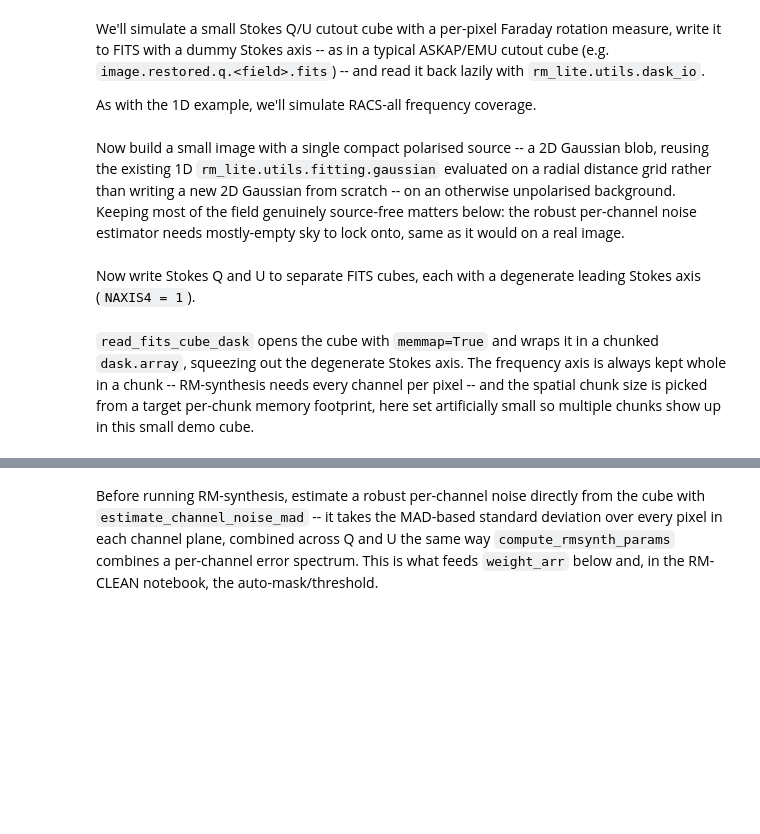
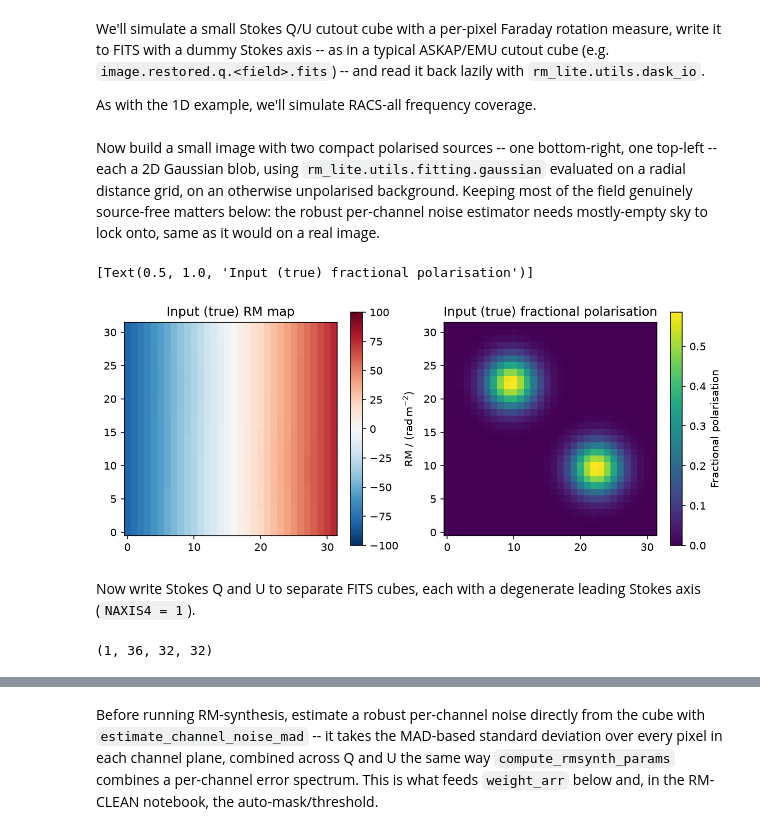
Before and after one commit to AlecThomson/rm-lite, a Jupyter notebook: docs/examples/rmsynth_3d.ipynb, the cells around one changed output, grey strips where cells are left out. Saved outputs shown, nothing was run; the diff lists cells and outputs as text; code cells hidden in the pictures; blank space fills up the shorter version.

```diff
--- a/docs/examples/rmsynth_3d.ipynb
+++ b/docs/examples/rmsynth_3d.ipynb
@@ -26,7 +26,7 @@ bw_low = 288
 freqs = np.linspace(943.5 - bw_low / 2, 943.5 + bw_low / 2, 36) * u.MHz
 freq_hz = freqs.to(u.Hz).value
 # %% [markdown]
-Now build a small image with a single compact polarised source -- a 2D Gaussian blob, reusing the existing 1D `rm_lite.utils.fitting.gaussian` evaluated on a radial distance grid rather than writing a new 2D Gaussian from scratch -- on an otherwise unpolarised background. Keeping most of the field genuinely source-free matters below: the robust per-channel noise estimator needs mostly-empty sky to lock onto, same as it would on a real image.
+Now build a small image with two compact polarised sources -- one bottom-right, one top-left -- each a 2D Gaussian blob, using `rm_lite.utils.fitting.gaussian` evaluated on a radial distance grid, on an otherwise unpolarised background. Keeping most of the field genuinely source-free matters below: the robust per-channel noise estimator needs mostly-empty sky to lock onto, same as it would on a real image.
 # %%
 from rm_lite.utils.fitting import gaussian
 from rm_lite.utils.synthesis import faraday_simple_spectrum
@@ -34,12 +34,18 @@ from rm_lite.utils.synthesis import faraday_simple_spectrum
 ny, nx = 32, 32
 y_grid, x_grid = np.mgrid[0:ny, 0:nx]
 blob_y, blob_x = ny * 0.3, nx * 0.7
-rm_map = 80.0 * (x_grid / nx - 0.5) * 2 + 40.0 * np.exp(
-    -((x_grid - blob_x) ** 2 + (y_grid - blob_y) ** 2) / (2 * 4.0**2)
+blob2_y, blob2_x = ny * 0.7, nx * 0.3
+rm_map = (
+    80.0 * (x_grid / nx - 0.5) * 2
+    + np.exp(-((x_grid - blob_x) ** 2 + (y_grid - blob_y) ** 2) / (2 * 4.0**2))
+    - np.exp(-((x_grid - blob2_x) ** 2 + (y_grid - blob2_y) ** 2) / (2 * 4.0**2))
 )
 
 radius_grid = np.hypot(x_grid - blob_x, y_grid - blob_y)
-frac_pol_map = gaussian(radius_grid, amplitude=0.6, mean=0.0, fwhm=6.0)
+radius2_grid = np.hypot(x_grid - blob2_x, y_grid - blob2_y)
+frac_pol_map = gaussian(
+    radius_grid, amplitude=0.6, mean=0.0, fwhm=6.0
+) + gaussian(radius2_grid, amplitude=0.6, mean=0.0, fwhm=6.0)
 
 psi0_deg = 30.0
 rms_noise = 0.03
@@ -62,12 +68,15 @@ for j in range(ny):
         )
 # %%
 fig, (ax1, ax2) = plt.subplots(1, 2, figsize=(10, 4))
-im1 = ax1.imshow(rm_map, origin="lower", cmap="coolwarm")
+im1 = ax1.imshow(rm_map, origin="lower", cmap="RdBu_r", vmin=-100, vmax=100)
 fig.colorbar(im1, ax=ax1, label=f"RM / ({u.rad / u.m**2:latex_inline})")
 ax1.set(title="Input (true) RM map")
 im2 = ax2.imshow(frac_pol_map, origin="lower")
 fig.colorbar(im2, ax=ax2, label="Fractional polarisation")
 ax2.set(title="Input (true) fractional polarisation")
+# %% [output]
+[Text(0.5, 1.0, 'Input (true) fractional polarisation')]
+[figure, added]
 # %% [markdown]
 Now write Stokes Q and U to separate FITS cubes, each with a degenerate leading Stokes axis (`NAXIS4 = 1`).
 # %%
@@ -98,5 +107,5 @@ write_stokes_fits(stokes_q_fits, stokes_q, stokes=2)
 write_stokes_fits(stokes_u_fits, stokes_u, stokes=3)
 
 fits.getdata(stokes_q_fits).shape
+# %% [output]
+(1, 36, 32, 32)
-# %% [markdown]
-`read_fits_cube_dask` opens the cube with `memmap=True` and wraps it in a chunked `dask.array`, squeezing out the degenerate Stokes axis. The frequency axis is always kept whole in a chunk -- RM-synthesis needs every channel per pixel -- and the spatial chunk size is picked from a target per-chunk memory footprint, here set artificially small so multiple chunks show up in this small demo cube.
```
Also changed, not shown: parts of 10 cells of this notebook, 1 other file.
